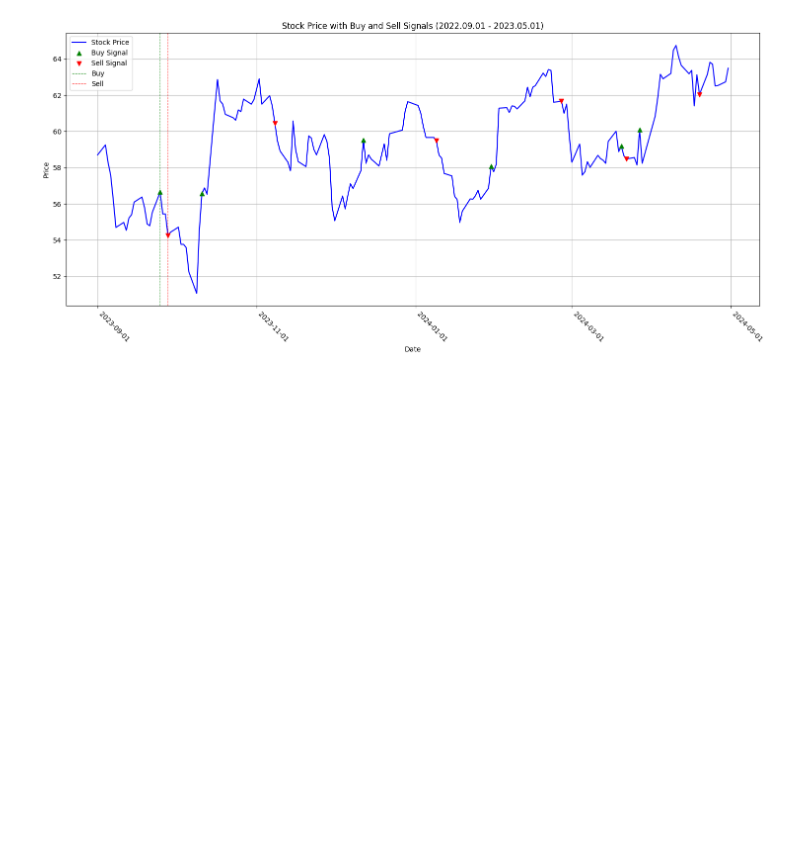
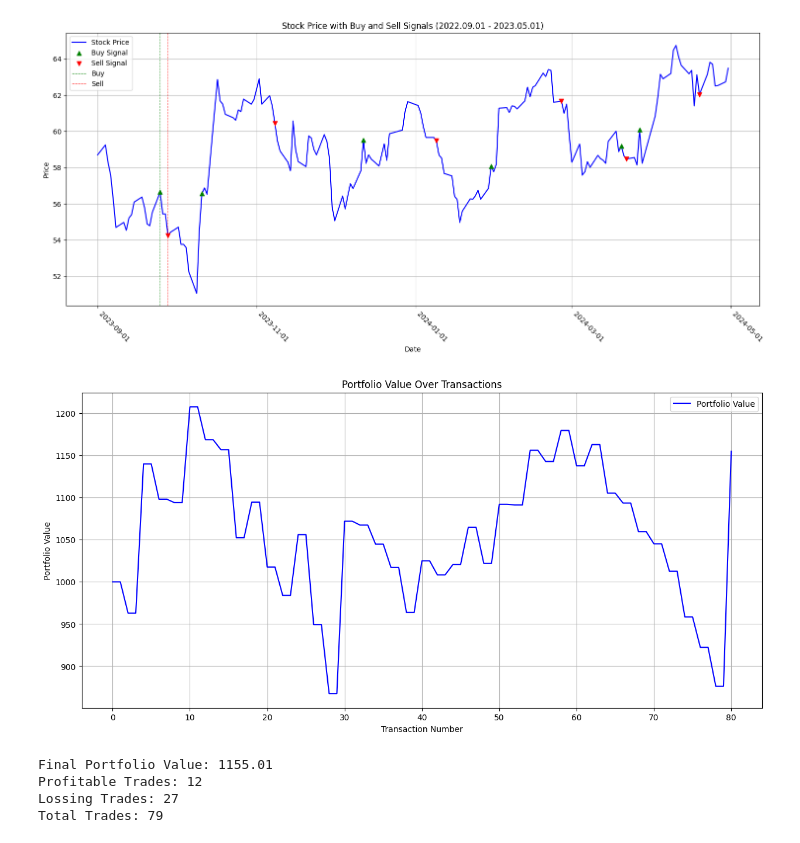
Before and after one commit to BenJurewicz/PG-MN-Project1-MACD, a Jupyter notebook: main.ipynb, the cells around one changed output. Cells and saved outputs as stored; diff of their text form; code cells hidden in the pictures; blank space fills up the shorter version.

Commit message:
Add portfolio simulation

```diff
--- a/main.ipynb
+++ b/main.ipynb
@@ -416,3 +416,70 @@ plt.savefig('plots/stock_price_transaction2.png', dpi=200, bbox_inches='tight')
 plt.show()
 # %% [output]
 [figure]
+# %%
+# Initialize variables
+capital = 1000
+shares = 0
+portfolio_value = [capital]
+trade_count = 0
+profit_trades = 0
+loss_trades = 0
+last_buy_price = 0
+
+for index, row in cross_points.iterrows():
+    date = row['Date']
+    signal = row['Cross Point']
+    price = row['Price']
+
+    if signal == 'Buy':
+        if capital > 0:
+            shares_to_buy = capital // price
+            if shares_to_buy > 0:
+                shares += shares_to_buy
+                capital -= shares_to_buy * price
+                last_buy_price = price
+                trade_count += 1
+                portfolio_value.append(capital + shares * price)
+
+    elif signal == 'Sell':
+        if shares > 0:
+            capital += shares * price
+            shares = 0
+            trade_count += 1
+            portfolio_value.append(capital)
+            if price > last_buy_price:
+                profit_trades += 1
+            else:
+                loss_trades += 1
+
+# Sell remaining shares
+if shares > 0:
+    last_price = stock_data.iloc[-1]['Price']
+    capital += shares * last_price
+    portfolio_value.append(capital)
+
+# Calculate final portfolio value
+final_portfolio_value = capital
+
+# Generate the plot of portfolio value
+plt.figure(figsize=(15, 7))
+plt.plot(portfolio_value, label='Portfolio Value', color='blue')
+plt.xlabel('Transaction Number')
+plt.ylabel('Portfolio Value')
+plt.title('Portfolio Value Over Transactions')
+plt.legend()
+plt.grid(True)
+plt.savefig('plots/portfolio_value.png', dpi=200, bbox_inches='tight')
+plt.show()
+
+# Print results
+print(f"Final Portfolio Value: {round(final_portfolio_value, 2)}")
+print(f"Profitable Trades: {profit_trades}")
+print(f"Lossing Trades: {loss_trades}")
+print(f"Total Trades: {trade_count}")
+# %% [output]
+[figure, added]
+Final Portfolio Value: 1155.01
+Profitable Trades: 12
+Lossing Trades: 27
+Total Trades: 79
```
Also changed, not shown: 2 other files.
